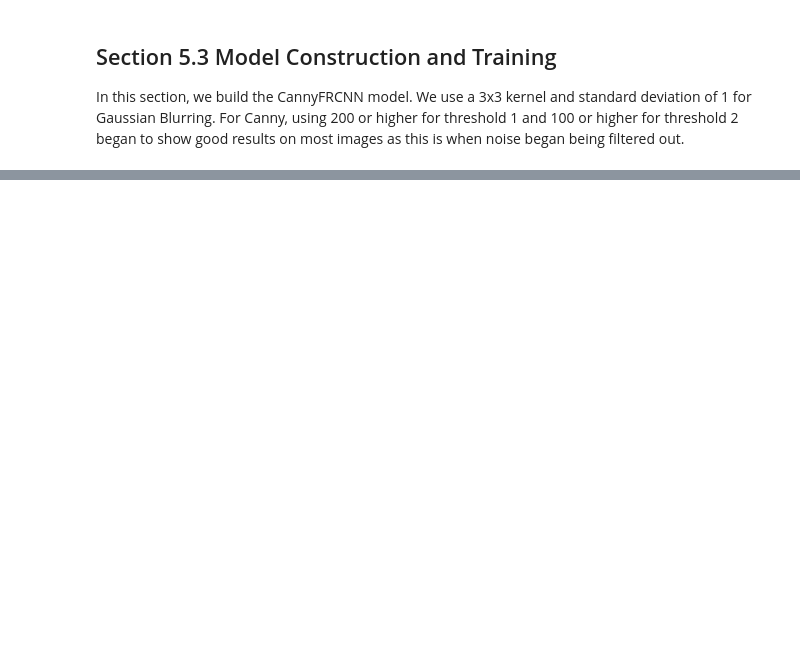
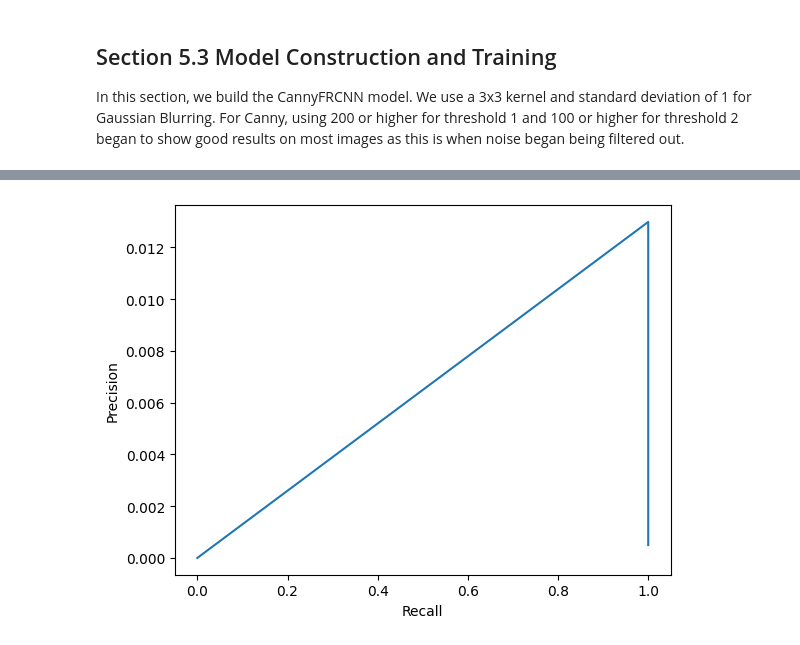
Before and after one commit to jag1799/SeaSARR, a Jupyter notebook: src/frcnn/CannyFrcnn.ipynb, the cells around one changed output, grey strips where cells are left out. Saved outputs shown, nothing was run; the diff lists cells and outputs as text; code cells hidden in the pictures; blank space fills up the shorter version.

```diff
--- a/src/frcnn/CannyFrcnn.ipynb
+++ b/src/frcnn/CannyFrcnn.ipynb
@@ -97,0 +250,7 @@ worker.train(train_dataloader, num_epochs=1, indices_to_skip=[3736])
+# %%
+performance = worker.get_test_metrics(performance, threshold)
+# %%
+worker.plot_PR_curve(performance)
+plt.show()
+# %% [output]
+[figure, added]
```
Also changed, not shown: parts of 23 cells of this notebook.
